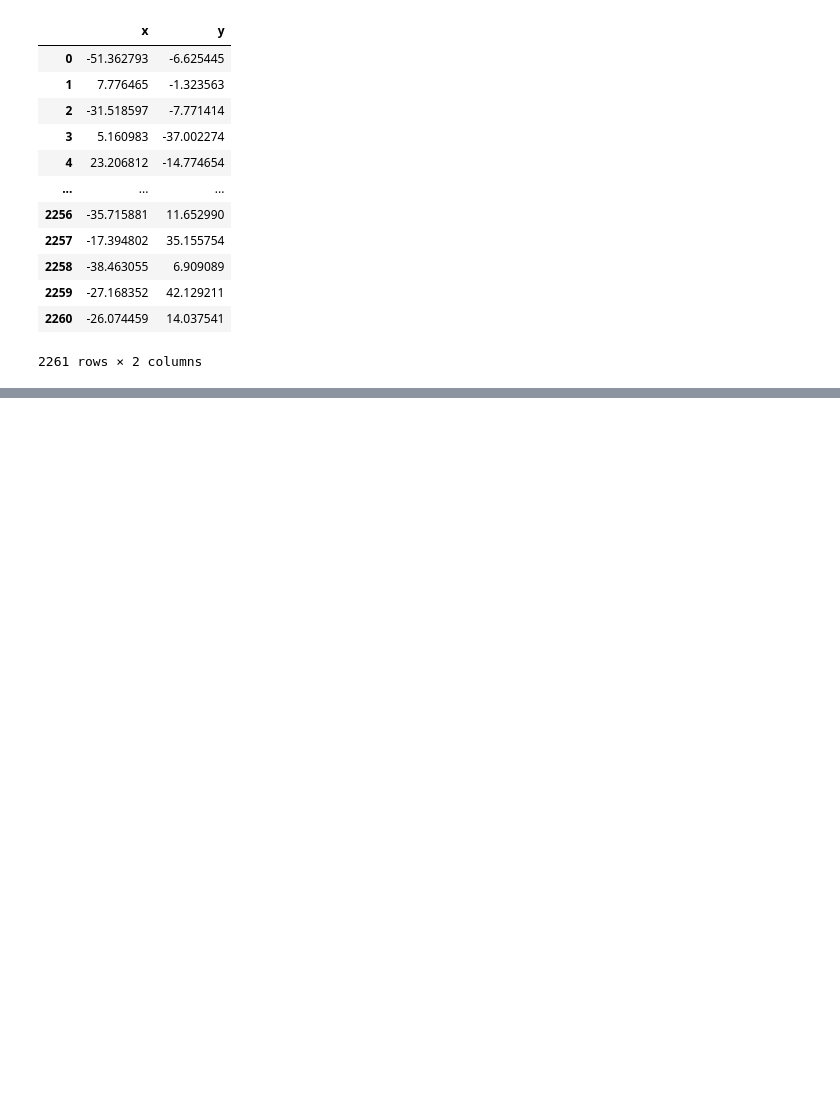
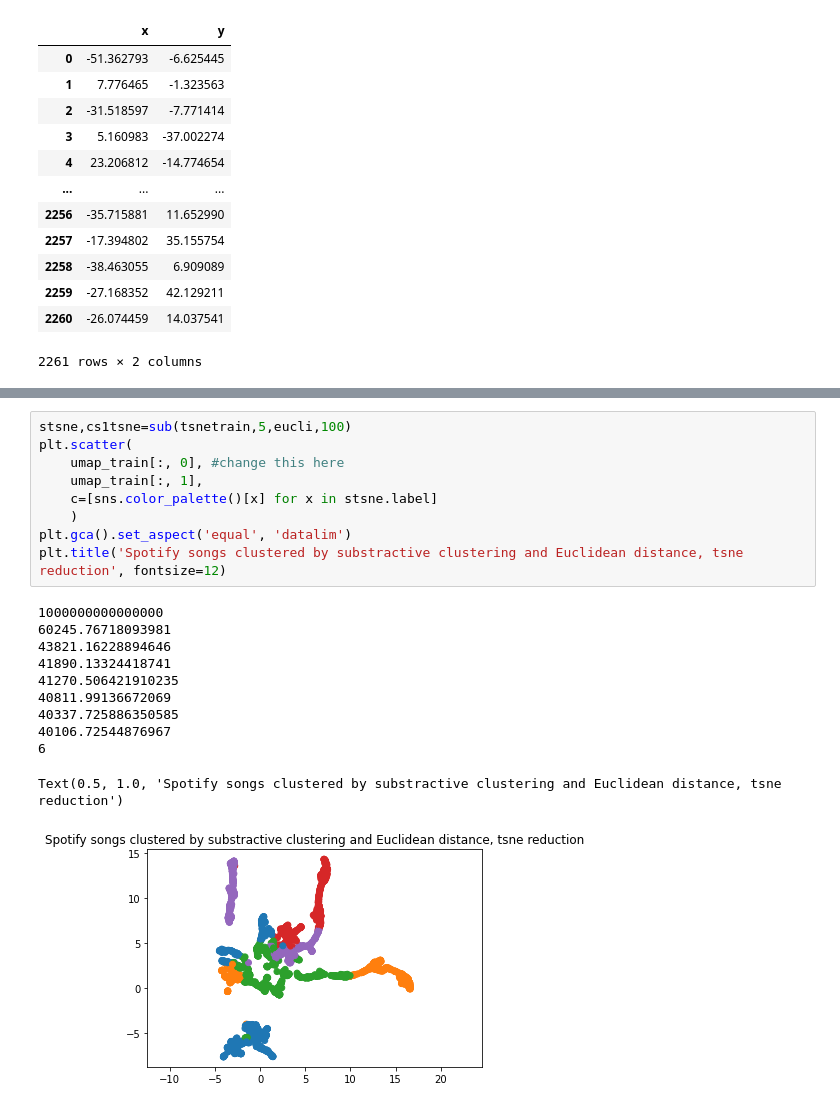
Before and after one commit to manuGarciaJ/AIProyects, a Jupyter notebook: Unsupervised/Unsupervised_Learning.ipynb, the cells around one changed output, grey strips where cells are left out. Saved outputs shown, nothing was run; the diff lists cells and outputs as text; blank space fills up the shorter version.

```diff
--- a/Unsupervised/Unsupervised_Learning.ipynb
+++ b/Unsupervised/Unsupervised_Learning.ipynb
@@ -1092,0 +1099,21 @@ NameError: name 'cs1' is not defined
+# %%
+stsne,cs1tsne=sub(tsnetrain,5,eucli,100)
+plt.scatter(
+    umap_train[:, 0], #change this here
+    umap_train[:, 1],
+    c=[sns.color_palette()[x] for x in stsne.label]
+    )
+plt.gca().set_aspect('equal', 'datalim')
+plt.title('Spotify songs clustered by substractive clustering and Euclidean distance, tsne reduction', fontsize=12)
+# %% [output]
+1000000000000000
+60245.76718093981
+43821.16228894646
+41890.13324418741
+41270.506421910235
+40811.99136672069
+40337.725886350585
+40106.72544876967
+6
+Text(0.5, 1.0, 'Spotify songs clustered by substractive clustering and Euclidean distance, tsne reduction')
+[figure, added]
```
Also changed, not shown: parts of 34 cells of this notebook.
